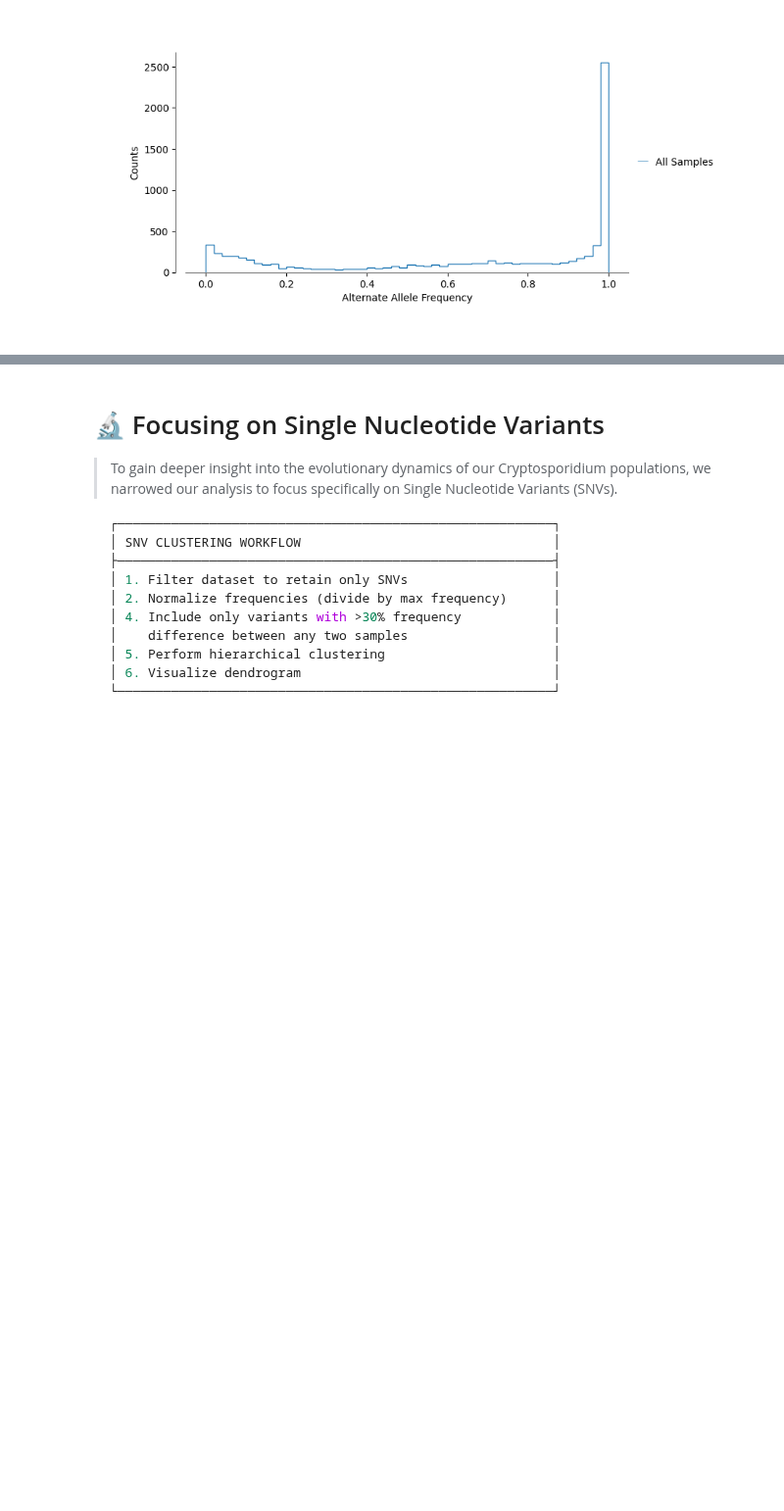
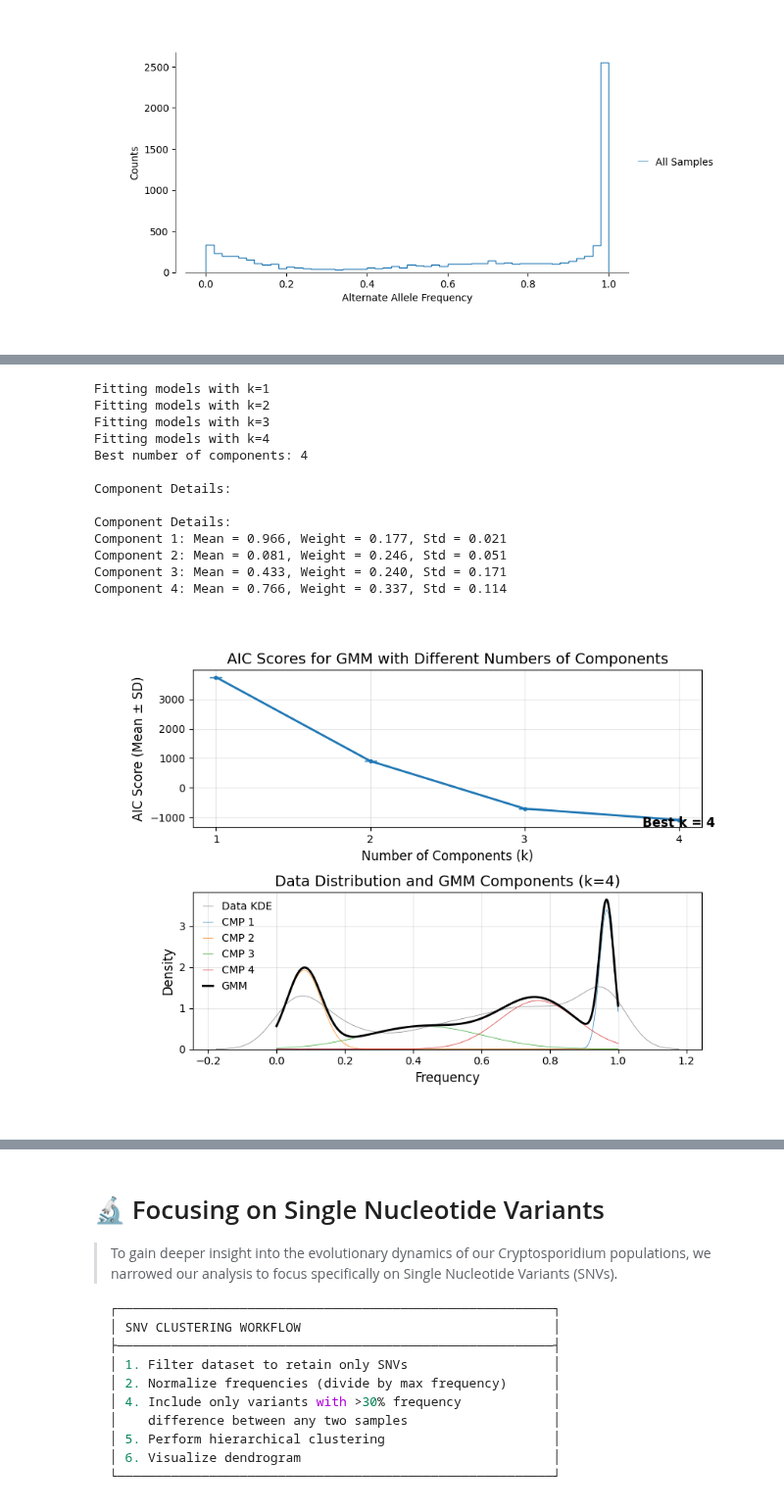
Before and after one commit to mtinti/cryptosporidium_host_adaptation, a Jupyter notebook: nbs/index.ipynb, the cells around one changed output, grey strips where cells are left out. Shown at 98% size. Saved outputs shown, nothing was run; the diff lists cells and outputs as text; code cells hidden in the pictures; blank space fills up the shorter version.

```diff
--- a/nbs/index.ipynb
+++ b/nbs/index.ipynb
@@ -235,0 +253,34 @@ plt.show()
+# %%
+k_values, aic_means, aic_stds, best_k, best_models = analyze_frequency_distribution(
+    pd.Series(data.iloc[:,4:].values.flatten()).dropna()[lambda x: (x > 0) & (x < 1)])
+
+print(f"Best number of components: {best_k}")
+
+# Print component details
+
+print("\nComponent Details:")
+# Print component details
+best_gmm = best_models[best_k]
+print("\nComponent Details:")
+for i in range(best_k):
+    mean = best_gmm.means_[i, 0]
+    std = np.sqrt(best_gmm.covariances_[i, 0, 0])
+    weight = best_gmm.weights_[i]
+    print(f"Component {i+1}: Mean = {mean:.3f}, Weight = {weight:.3f}, Std = {std:.3f}")
+
+plt.show()
+# %% [output]
+Fitting models with k=1
+Fitting models with k=2
+Fitting models with k=3
+Fitting models with k=4
+Best number of components: 4
+
+Component Details:
+
+Component Details:
+Component 1: Mean = 0.966, Weight = 0.177, Std = 0.021
+Component 2: Mean = 0.081, Weight = 0.246, Std = 0.051
+Component 3: Mean = 0.433, Weight = 0.240, Std = 0.171
+Component 4: Mean = 0.766, Weight = 0.337, Std = 0.114
+[figure, added]
```
Also changed, not shown: parts of 7 cells of this notebook, 24 other files.
